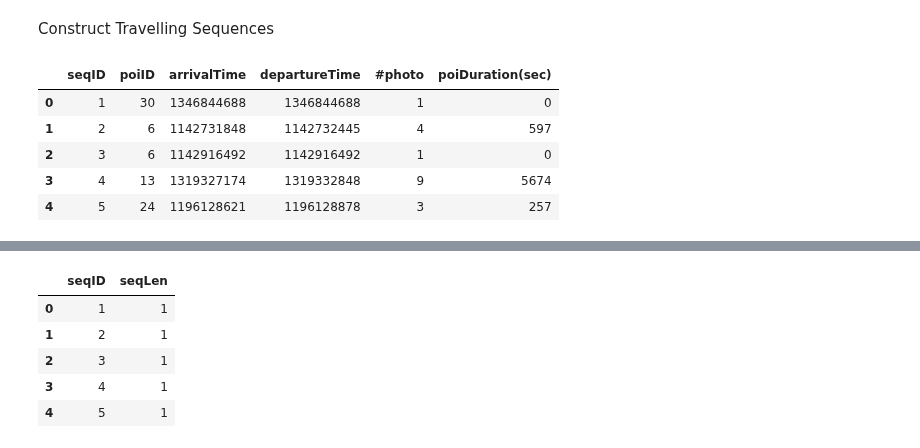
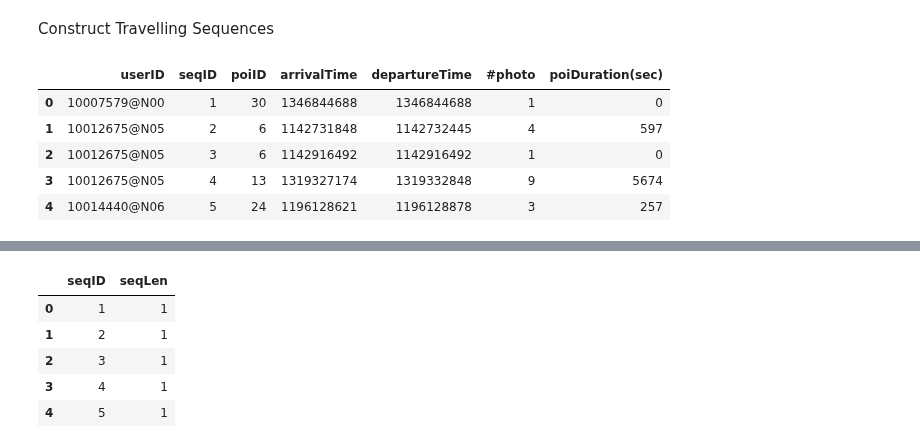
Before and after one commit to chengsoonong/digbeta, a Jupyter notebook: tour/tour_HMM.ipynb, the cells around one changed output, grey strips where cells are left out. Drawn from its saved outputs; the diff is of its cells as text; code cells hidden in the pictures.

```diff
--- a/tour/tour_HMM.ipynb
+++ b/tour/tour_HMM.ipynb
@@ -104,16 +104,17 @@ poi_all.set_index('poiID', inplace=True)
 # %% [markdown]
 Construct Travelling Sequences
 # %%
-seq_raw = traj[['seqID', 'poiID', 'dateTaken']].copy().groupby(['seqID', 'poiID']).agg([np.min, np.max, np.size])
-seq_raw.columns = seq_raw.columns.droplevel()
-seq_raw.reset_index(inplace=True)
-seq_raw.rename(columns={'amin':'arrivalTime', 'amax':'departureTime', 'size':'#photo'}, inplace=True)
-seq_raw['poiDuration(sec)'] = seq_raw['departureTime'] - seq_raw['arrivalTime']
-seq_raw.head()
+seq_all = traj[['userID', 'seqID', 'poiID', 'dateTaken']].copy().groupby(['userID', 'seqID', 'poiID'])\
+          .agg([np.min, np.max, np.size])
+seq_all.columns = seq_all.columns.droplevel()
+seq_all.reset_index(inplace=True)
+seq_all.rename(columns={'amin':'arrivalTime', 'amax':'departureTime', 'size':'#photo'}, inplace=True)
+seq_all['poiDuration(sec)'] = seq_all['departureTime'] - seq_all['arrivalTime']
+seq_all.head()
 # %% [output]
-|  | seqID | poiID | arrivalTime | departureTime | #photo | poiDuration(sec) |
-| 0 | 1 | 30 | 1346844688 | 1346844688 | 1 | 0 |
-| 1 | 2 | 6 | 1142731848 | 1142732445 | 4 | 597 |
-| 2 | 3 | 6 | 1142916492 | 1142916492 | 1 | 0 |
-| 3 | 4 | 13 | 1319327174 | 1319332848 | 9 | 5674 |
-| 4 | 5 | 24 | 1196128621 | 1196128878 | 3 | 257 |
+|  | userID | seqID | poiID | arrivalTime | departureTime | #photo | poiDuration(sec) |
+| 0 | 10007579@N00 | 1 | 30 | 1346844688 | 1346844688 | 1 | 0 |
+| 1 | 10012675@N05 | 2 | 6 | 1142731848 | 1142732445 | 4 | 597 |
+| 2 | 10012675@N05 | 3 | 6 | 1142916492 | 1142916492 | 1 | 0 |
+| 3 | 10012675@N05 | 4 | 13 | 1319327174 | 1319332848 | 9 | 5674 |
+| 4 | 10014440@N06 | 5 | 24 | 1196128621 | 1196128878 | 3 | 257 |
```
Also changed, not shown: parts of 78 cells of this notebook.
